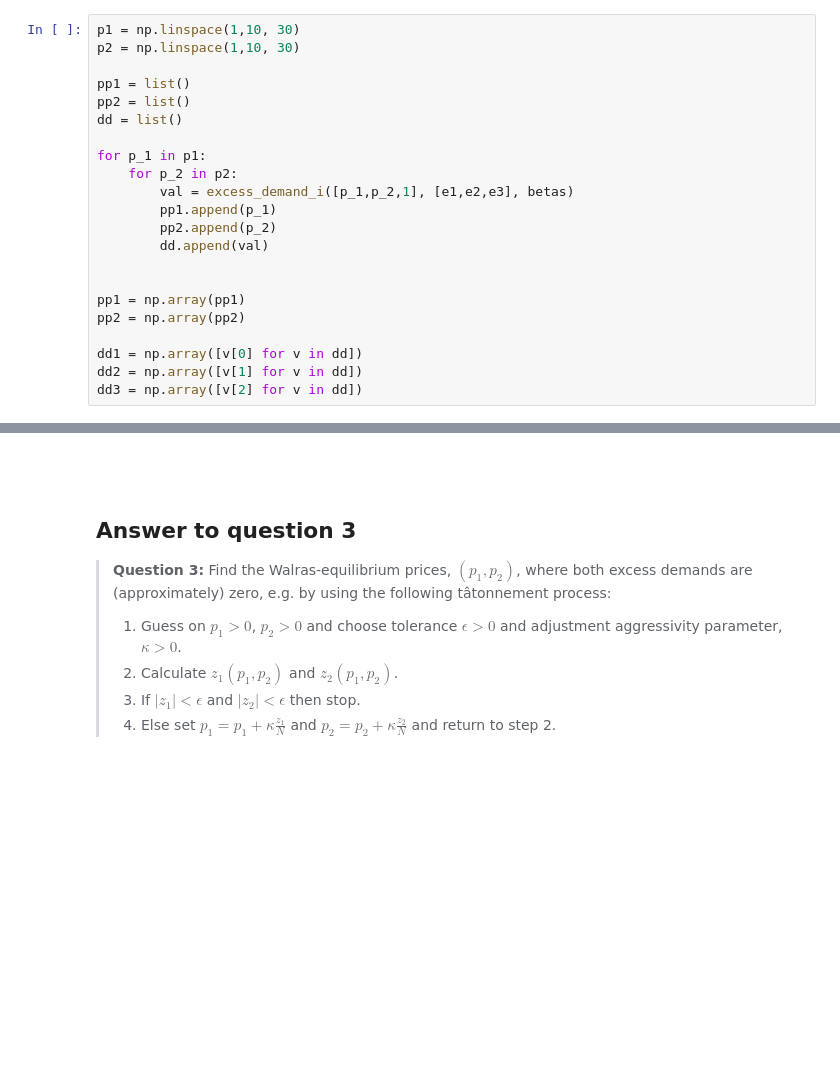
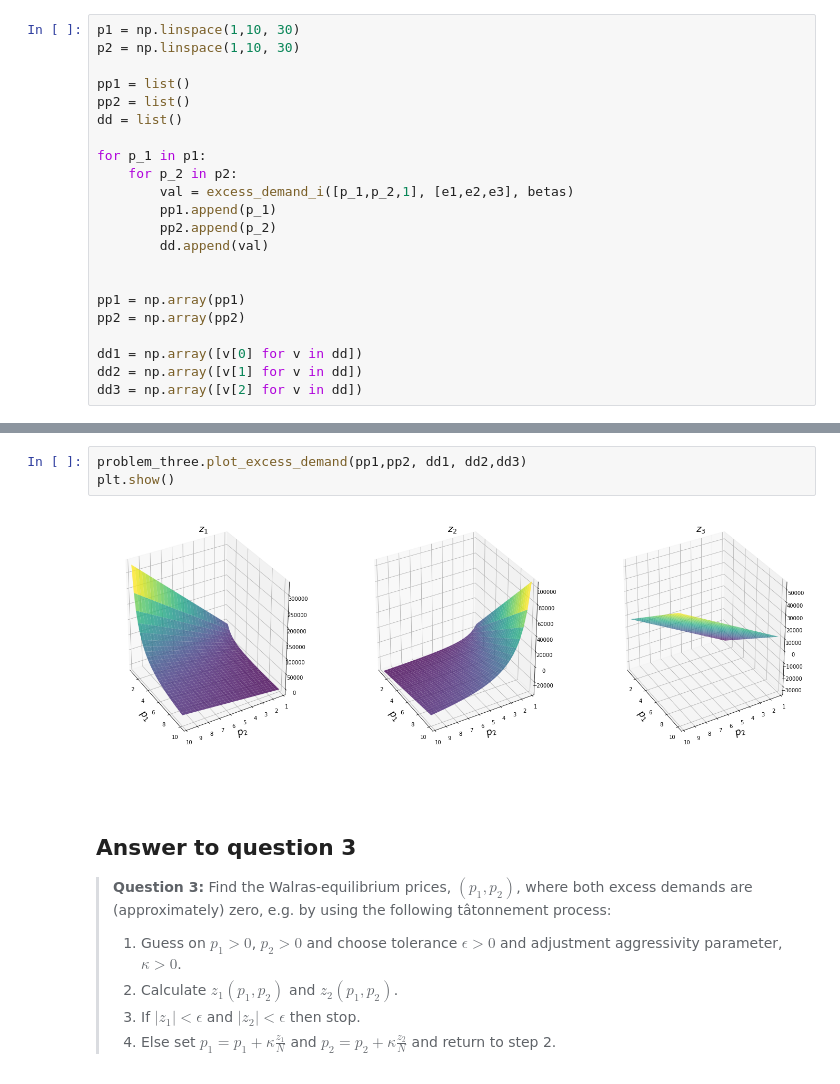
Before and after one commit to NumEconCopenhagen/projects-2019-remove-argv-0, a Jupyter notebook: examproject/exam_2019_kristian.ipynb, the cells around one changed output, grey strips where cells are left out. Saved outputs shown, nothing was run; the diff lists cells and outputs as text; blank space fills up the shorter version.

```diff
--- a/examproject/exam_2019_kristian.ipynb
+++ b/examproject/exam_2019_kristian.ipynb
@@ -977,3 +939,8 @@ plt.show()
+# %%
+problem_three.plot_excess_demand(pp1,pp2, dd1, dd2,dd3)
+plt.show()
+# %% [output]
+[figure, added]
 # %% [markdown]
 <br>
 <br>
```
Also changed, not shown: parts of 14 cells of this notebook, 1 other file.
